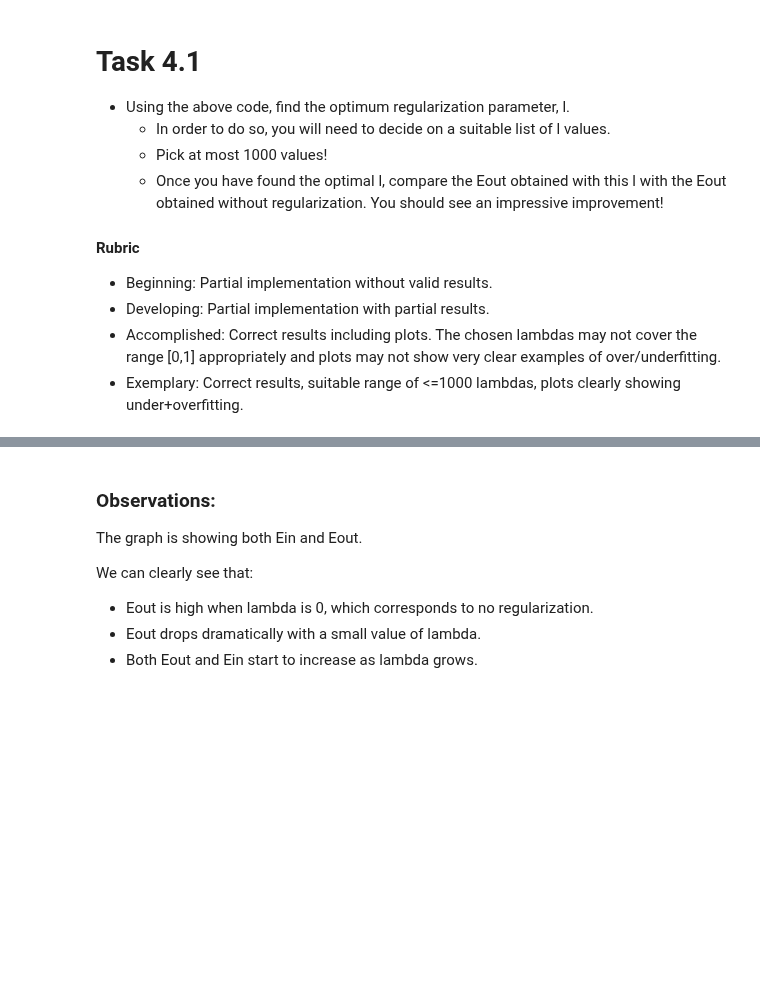
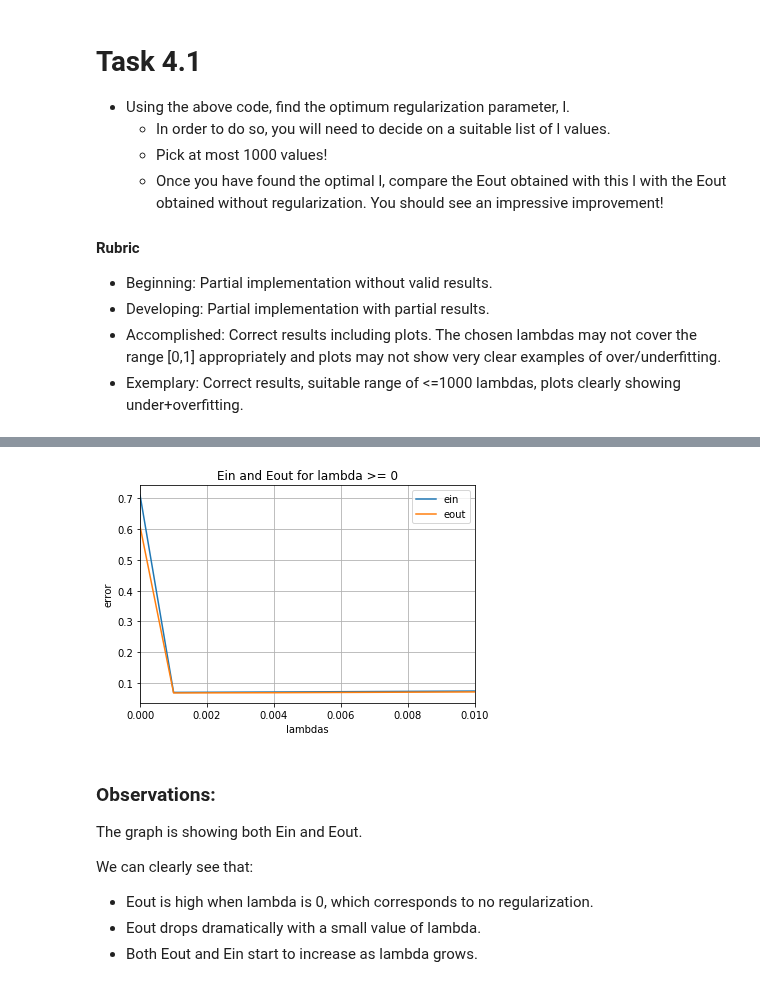
Before and after one commit to vipulpopat/MSCAI_Sem1_Etivity4, a Jupyter notebook: Etivity4_CE6002_18263461.ipynb, the cells around one changed output, grey strips where cells are left out. Cells and saved outputs as stored; diff of their text form; code cells hidden in the pictures; blank space fills up the shorter version.

```diff
--- a/Etivity4_CE6002_18263461.ipynb
+++ b/Etivity4_CE6002_18263461.ipynb
@@ -120,3 +125,8 @@ Text(0.5,1,'Ein and Eout for lambda > 0')
+# %%
+# Zoom in on the area where Eout is the smallest.
+plot_Eout_Ein_vs_lambda(lambda_min=0, lambda_max=0.01)
+# %% [output]
+[figure, added]
 # %% [markdown]
 ### Observations:
 The graph is showing both Ein and Eout.
```
Also changed, not shown: parts of 13 cells of this notebook.
